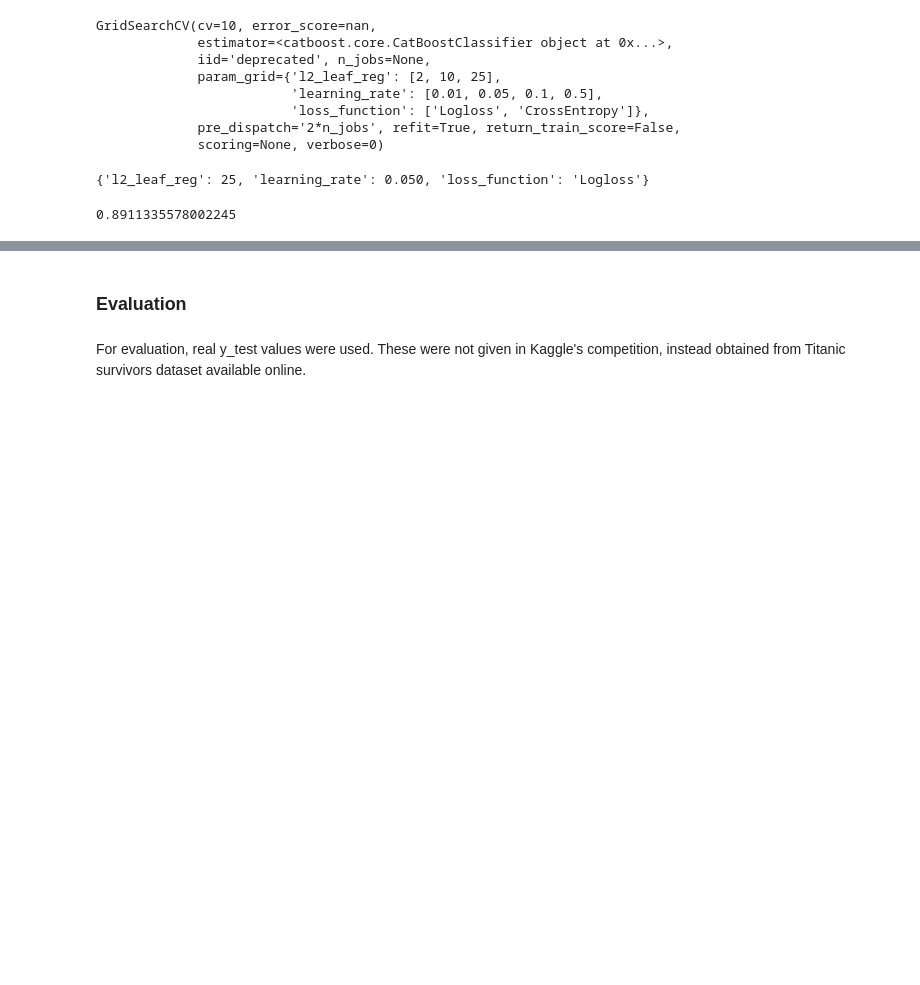
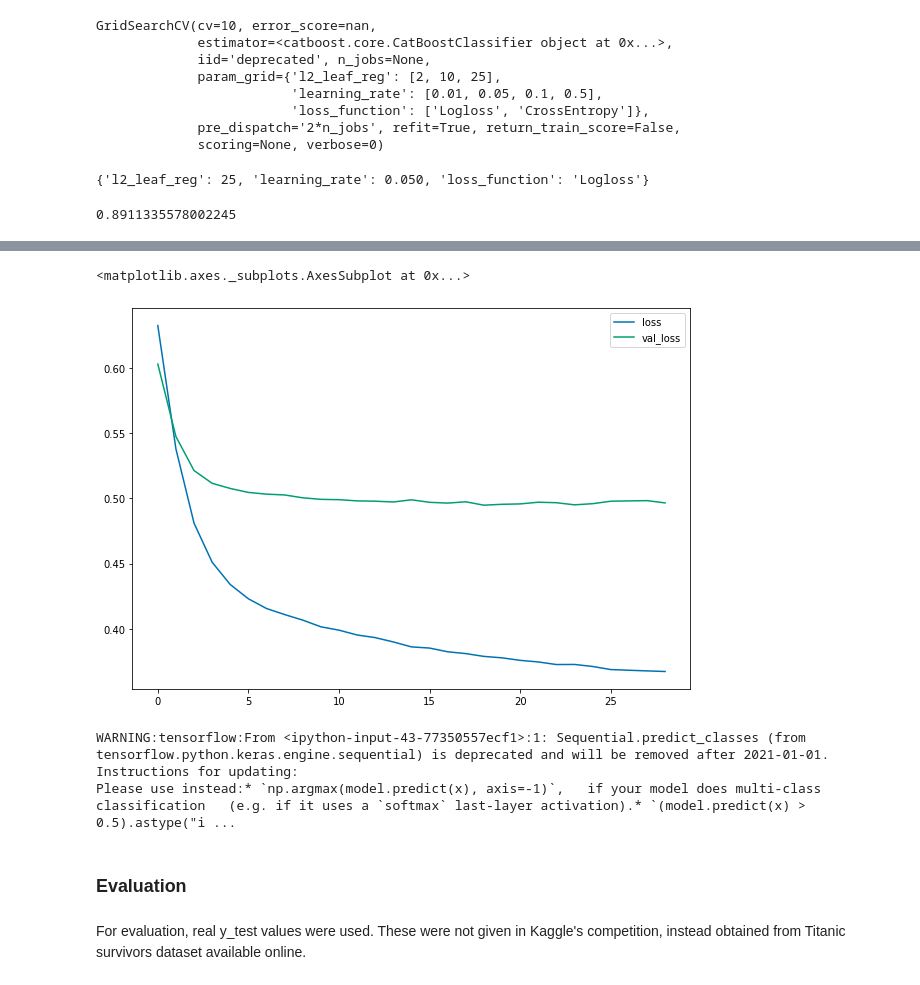
Before and after one commit to meren26/playground, a Jupyter notebook: notebooks/Titanic.ipynb, the cells around one changed output, grey strips where cells are left out. Drawn from its saved outputs; the diff is of its cells as text; code cells hidden in the pictures; blank space fills up the shorter version.

```diff
--- a/notebooks/Titanic.ipynb
+++ b/notebooks/Titanic.ipynb
@@ -774,3 +810,16 @@ GridSearchCV(cv=10, error_score=nan,
+# %%
+tf_loss = pd.DataFrame(tf.history.history)
+tf_loss.plot()
+# %% [output]
+<matplotlib.axes._subplots.AxesSubplot at 0x...>
+[figure, added]
+# %%
+tf_preds = tf.predict_classes(X_test)
+tf_preds = tf_preds.reshape(1,418)[0]
+# %% [output]
+WARNING:tensorflow:From <ipython-input-43-77350557ecf1>:1: Sequential.predict_classes (from tensorflow.python.keras.engine.sequential) is deprecated and will be removed after 2021-01-01.
+Instructions for updating:
+Please use instead:* `np.argmax(model.predict(x), axis=-1)`,   if your model does multi-class classification   (e.g. if it uses a `softmax` last-layer activation).* `(model.predict(x) > 0.5).astype("i ...
 # %% [markdown]
 ### Evaluation
 # %% [markdown]
```
Also changed, not shown: parts of 7 cells of this notebook.
